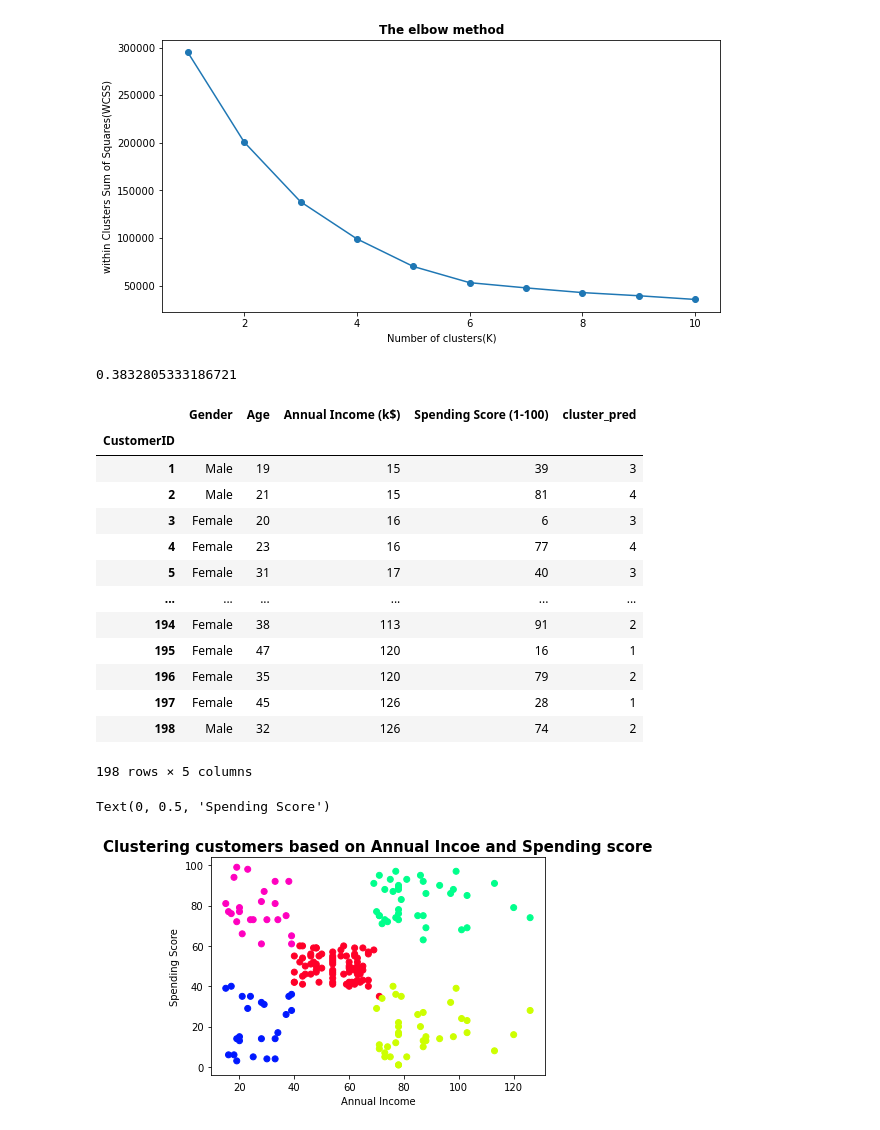
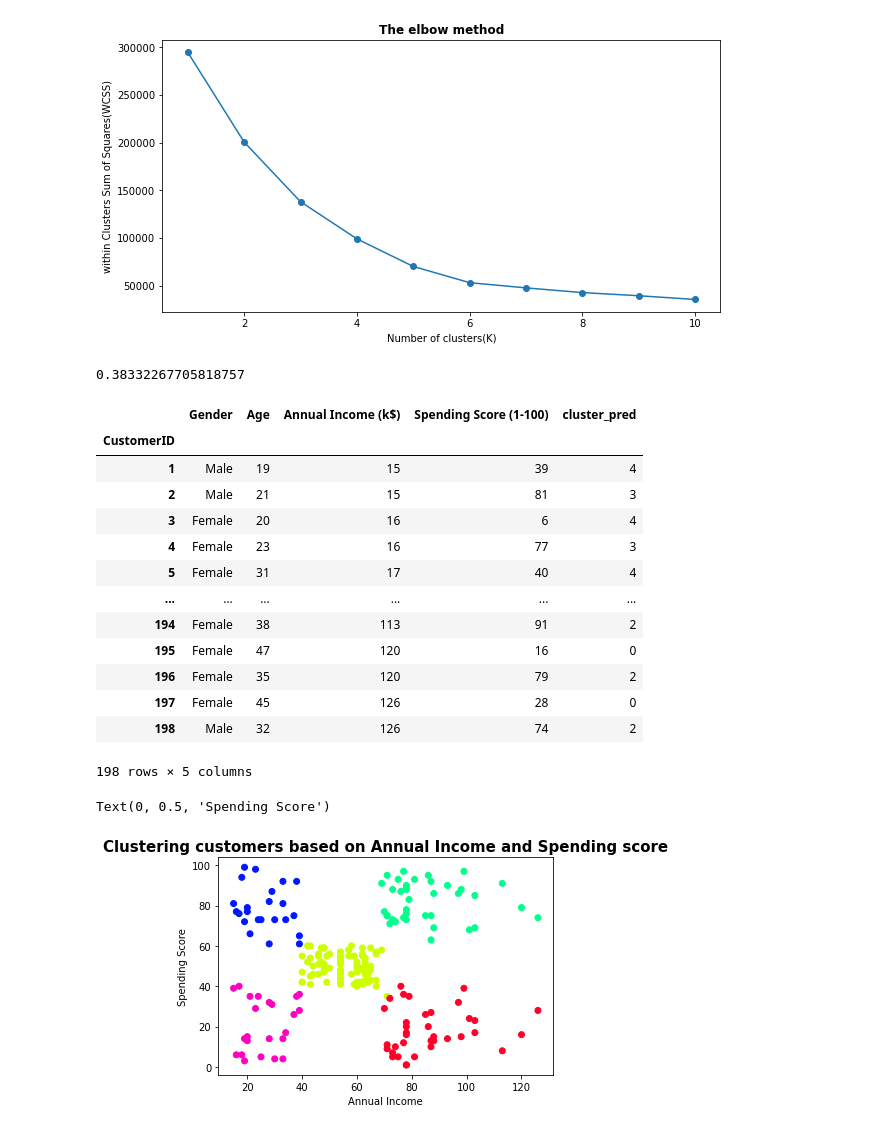
Before and after one commit to JenKlein/mall_customer-segmentation, a Jupyter notebook: Customer_segmentation.ipynb, the cells around one changed output. Saved outputs shown, nothing was run; the diff lists cells and outputs as text; code cells hidden in the pictures.

Commit message:
cluster analysis & readme

```diff
--- a/Customer_segmentation.ipynb
+++ b/Customer_segmentation.ipynb
@@ -18,7 +13,7 @@ from sklearn.preprocessing import StandardScaler
 from sklearn.cluster import KMeans
 from sklearn.metrics import silhouette_score
 # %%
-file_path = "/Users/jenniferklein/Documents/Projects/Mall_Customers.csv"
+file_path = "/Users/jenniferklein/Documents/Projects/mall_customer-segmentation/Mall_Customers.csv"
 data = pd.read_csv(file_path, index_col=0)
 # %%
 data.head(10)
@@ -296,7 +296,7 @@ Text(0, 0.5, 'within Clusters Sum of Squares(WCSS)')
 # calculate silhouette score to confirm cluster number is ideal
 print(silhouette_score(clusters, kmeans.labels_, metric='euclidean'))
 # %% [output]
-0.3832805333186721
+0.38332267705818757
 # %%
 # create new dataframe with predicted clusters
 # and map categorical feature 'Gender' back to its initial categories
@@ -316,31 +316,31 @@ clusters_new
 # %% [output]
 |  | Gender | Age | Annual Income (k$) | Spending Score (1-100) | cluster_pred |
 | CustomerID |  |  |  |  |  |
-| 1 | Male | 19 | 15 | 39 | 3 |
-| 2 | Male | 21 | 15 | 81 | 4 |
-| 3 | Female | 20 | 16 | 6 | 3 |
-| 4 | Female | 23 | 16 | 77 | 4 |
-| 5 | Female | 31 | 17 | 40 | 3 |
+| 1 | Male | 19 | 15 | 39 | 4 |
+| 2 | Male | 21 | 15 | 81 | 3 |
+| 3 | Female | 20 | 16 | 6 | 4 |
+| 4 | Female | 23 | 16 | 77 | 3 |
+| 5 | Female | 31 | 17 | 40 | 4 |
 | ... | ... | ... | ... | ... | ... |
 | 194 | Female | 38 | 113 | 91 | 2 |
-| 195 | Female | 47 | 120 | 16 | 1 |
+| 195 | Female | 47 | 120 | 16 | 0 |
 | 196 | Female | 35 | 120 | 79 | 2 |
-| 197 | Female | 45 | 126 | 28 | 1 |
+| 197 | Female | 45 | 126 | 28 | 0 |
 | 198 | Male | 32 | 126 | 74 | 2 |
 198 rows × 5 columns
 # %%
 # plot the data with predicted clusters
 plt.scatter(clusters_new['Annual Income (k$)'],
            clusters_new['Spending Score (1-100)'],
            c=clusters_new['cluster_pred'],
            cmap= 'gist_rainbow')
-plt.title("Clustering customers based on Annual Incoe and Spending score",
+plt.title("Clustering customers based on Annual Income and Spending score",
              fontsize=15, fontweight="bold")
 plt.xlabel("Annual Income")
 plt.ylabel("Spending Score")
 # %% [output]
 Text(0, 0.5, 'Spending Score')
-[figure, old version]
+[figure, new version]
 # %%
 # gaining better understanding of clusters
 # starting by finding asverage of all features across each cluster
```
Also changed, not shown: parts of 13 cells of this notebook, 1 other file.
